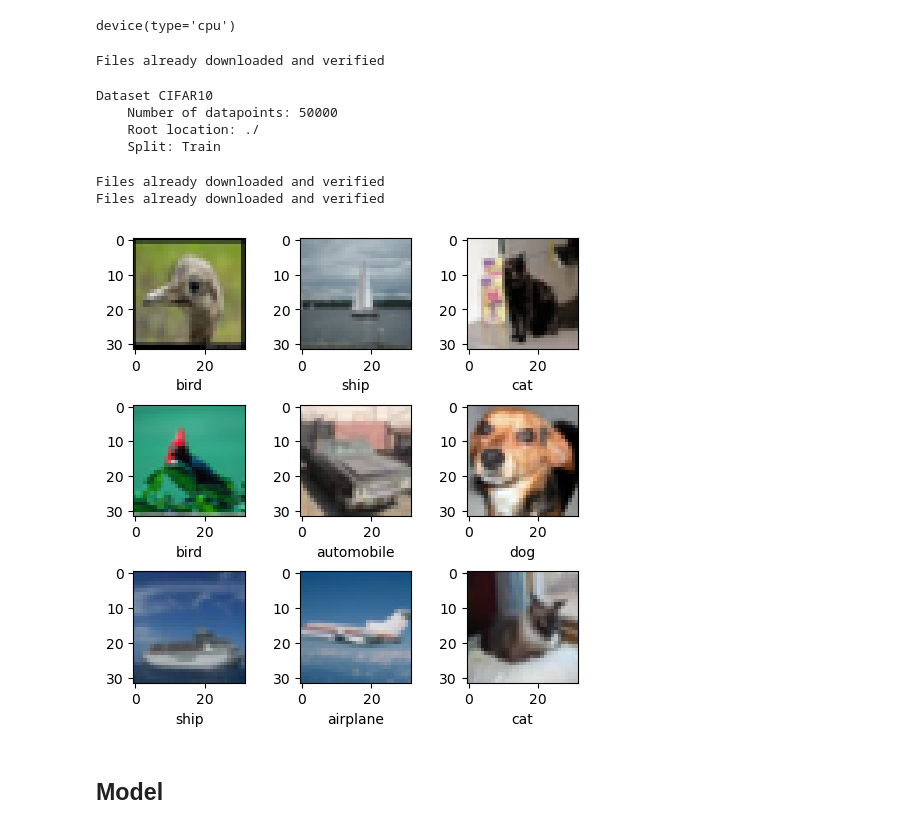
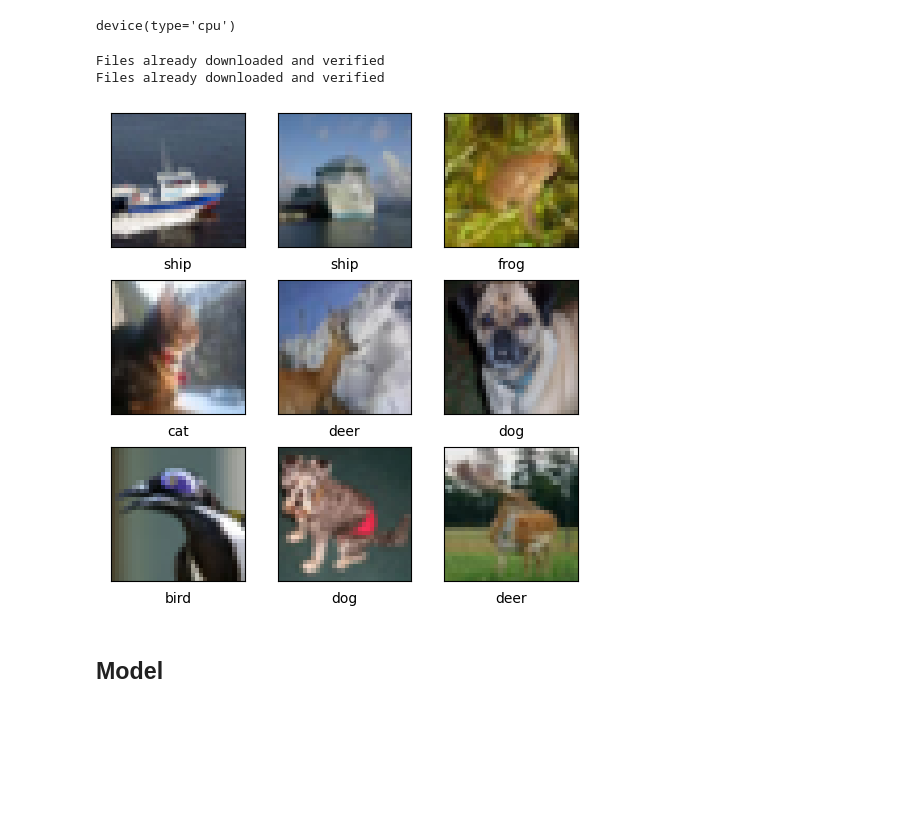
Before and after one commit to stkao05/cs231, a Jupyter notebook: experiments/cifar.ipynb, the cells around one changed output. Cells and saved outputs as stored; diff of their text form; code cells hidden in the pictures; blank space fills up the shorter version.

```diff
--- a/experiments/cifar.ipynb
+++ b/experiments/cifar.ipynb
@@ -16,15 +16,6 @@ dtype = torch.float32
 device
 # %% [output]
 device(type='cpu')
-# %%
-raw = torchvision.datasets.CIFAR10('./', train=True, download=True)
-raw
-# %% [output]
-Files already downloaded and verified
-Dataset CIFAR10
-    Number of datapoints: 50000
-    Root location: ./
-    Split: Train
 # %%
 transform = T.Compose([
                 T.ToTensor(),
@@ -34,7 +25,7 @@ transform = T.Compose([
 inv_transform = T.Compose([
                 T.Normalize((0., 0., 0.), (1/0.2023, 1/0.1994, 1/0.2010)),
                 T.Normalize((-0.4914, -0.4822, -0.4465), (1., 1. ,1. )),
-                T.ToImagePIL(),
+                T.ToPILImage()
             ])
 
 
@@ -46,30 +37,40 @@ ds_test  = torchvision.datasets.CIFAR10('./', train=False, download=True, transf
 dl_train = DataLoader(ds_train, batch_size=64, sampler=sampler.SubsetRandomSampler(range(0, NUM_TRAIN)))
 dl_valid = DataLoader(ds_train, batch_size=64, sampler=sampler.SubsetRandomSampler(range(NUM_TRAIN, 50000)))
 dl_test  = DataLoader(ds_test,  batch_size=64)
+
+splits = {
+    "train": dl_train,
+    "valid": dl_valid,
+    "test": dl_test,
+}
 # %% [output]
 Files already downloaded and verified
 Files already downloaded and verified
 # %%
-inv_transform = T.Compose([
-                T.Normalize((0., 0., 0.), (1/0.2023, 1/0.1994, 1/0.2010)),
-                T.Normalize((-0.4914, -0.4822, -0.4465), (1., 1. ,1. )),
-                T.ToPILImage()
-            ])
+def plot_sample(xb, yb, pred=None):
+    fig, axs = plt.subplots(3, 3, figsize=(5, 5), layout='constrained')
 
+    for r in range(3):
+        for c in range(3):
+            ax = axs[r][c]
+            x = xb[r*3 + c]
+            y = yb[r*3 + c]
+            x = inv_transform(x)
+            ax.imshow(x)
+            ax.set_xticks([])
+            ax.set_yticks([])
+            ax.set_xlabel(ds_train.classes[y])
 
-fig, axs = plt.subplots(3, 3, figsize=(5, 5), layout='constrained')
+            if pred != None:
+                yh = pred[r*3 + c]
+                if yh != y:
+                    ax.set_xlabel(ds_train.classes[yh])
+                    ax.xaxis.label.set_color('r')
+
 xb, yb = next(iter(dl_train))
-
-for r in range(3):
-    for c in range(3):
-        ax = axs[r][c]
-        x = xb[r*3 + c]
-        y = yb[r*3 + c]
-        x = inv_transform(x)
-        ax.imshow(x)
-        ax.set_xlabel(ds_train.classes[y])
+plot_sample(xb, yb)
 # %% [output]
-[figure, old version]
+[figure, new version]
 # %% [markdown]
 ## Model
 # %%
```
Also changed, not shown: parts of 14 cells of this notebook.
